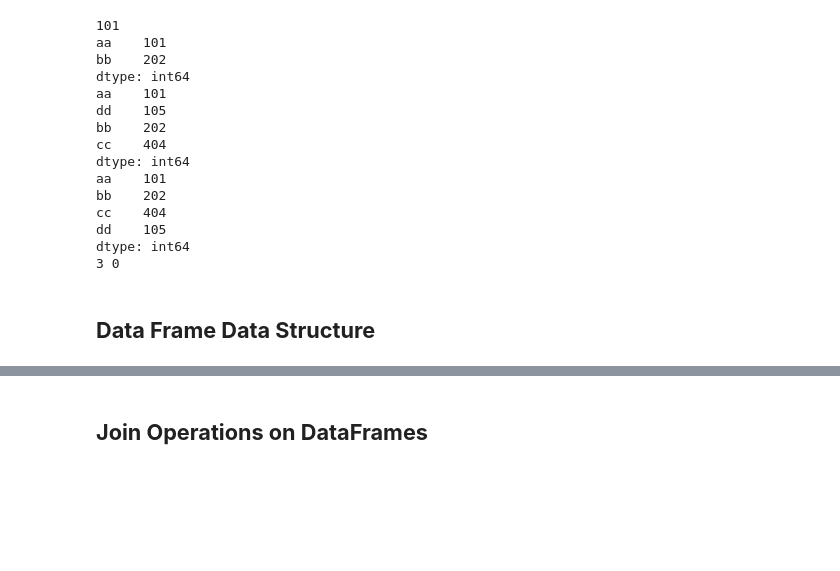
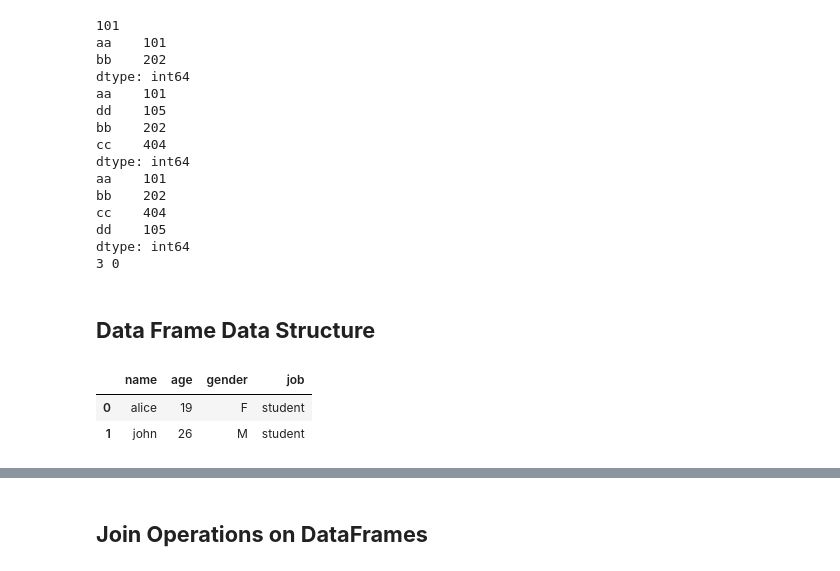
Before and after one commit to toarnabtrainer/AEC_ML_Batch_1_August_2026, a Jupyter notebook: Pandas.ipynb, the cells around one changed output, grey strips where cells are left out. Saved outputs shown, nothing was run; the diff lists cells and outputs as text; code cells hidden in the pictures; blank space fills up the shorter version.

```diff
--- a/Pandas.ipynb
+++ b/Pandas.ipynb
@@ -210,3 +210,13 @@ dtype: int64
 3 0
 # %% [markdown]
 ## **Data Frame Data Structure**
+# %%
+# create dataframe from list of lists
+user_data = [['alice', 19, 'F', 'student'], ['john', 26, 'M', 'student']]
+user_column = ['name', 'age', 'gender', 'job']
+user1 = pd.DataFrame(data = user_data, columns = user_column)
+display(user1)
+# %% [output]
+|  | name | age | gender | job |
+| 0 | alice | 19 | F | student |
+| 1 | john | 26 | M | student |
```
Also changed, not shown: parts of 4 cells of this notebook.
